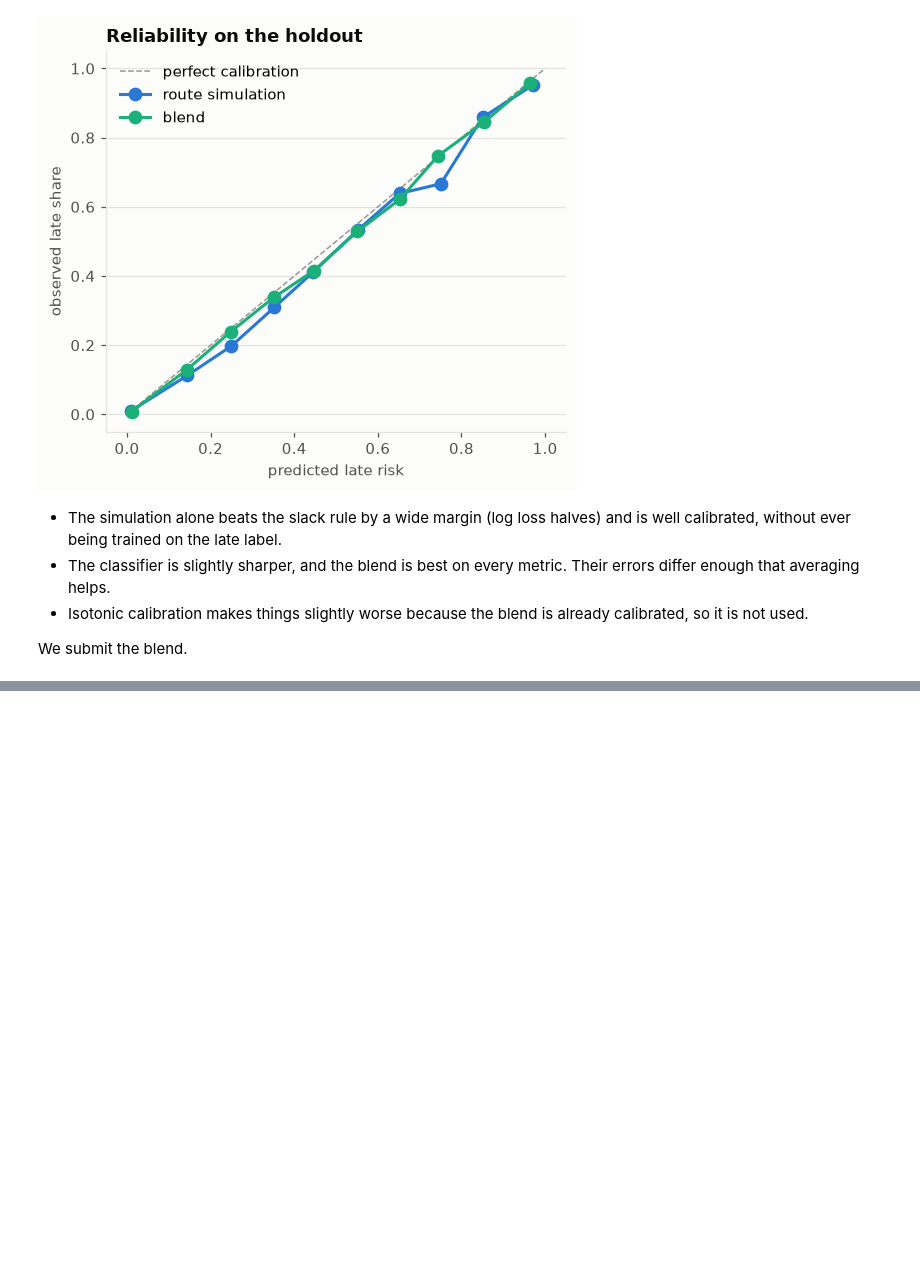
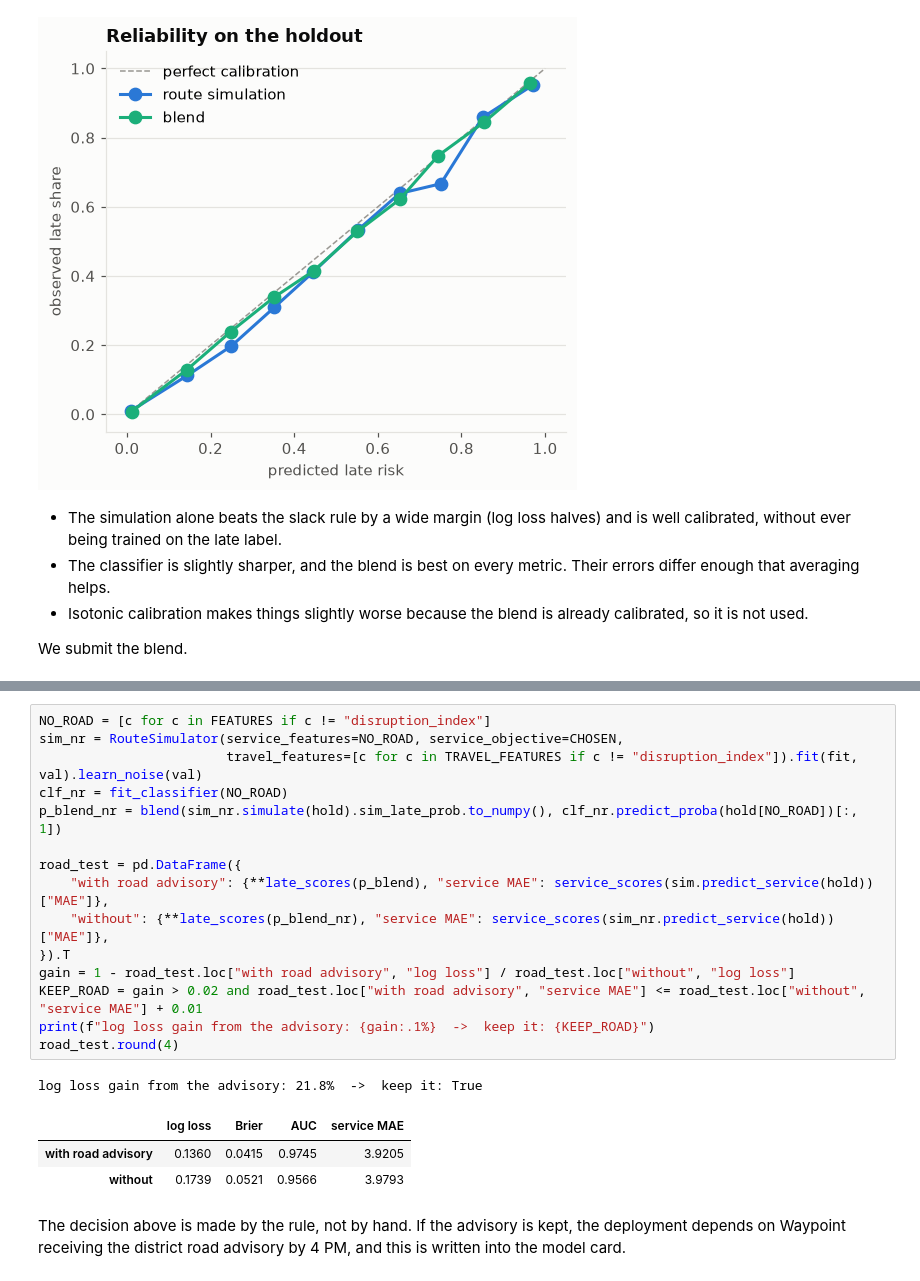
Before and after one commit to sameera-ekanayaka/Xora_Datathon, a Jupyter notebook: notebooks/05_task1_service_and_lateness.ipynb, the cells around one changed output, grey strips where cells are left out. Cells and saved outputs as stored; diff of their text form; blank space fills up the shorter version.

Commit message:
Test whether the road advisory earns its place

```diff
--- a/notebooks/05_task1_service_and_lateness.ipynb
+++ b/notebooks/05_task1_service_and_lateness.ipynb
@@ -289,0 +294,22 @@ We submit the blend.
+# %%
+NO_ROAD = [c for c in FEATURES if c != "disruption_index"]
+sim_nr = RouteSimulator(service_features=NO_ROAD, service_objective=CHOSEN,
+                        travel_features=[c for c in TRAVEL_FEATURES if c != "disruption_index"]).fit(fit, val).learn_noise(val)
+clf_nr = fit_classifier(NO_ROAD)
+p_blend_nr = blend(sim_nr.simulate(hold).sim_late_prob.to_numpy(), clf_nr.predict_proba(hold[NO_ROAD])[:, 1])
+
+road_test = pd.DataFrame({
+    "with road advisory": {**late_scores(p_blend), "service MAE": service_scores(sim.predict_service(hold))["MAE"]},
+    "without": {**late_scores(p_blend_nr), "service MAE": service_scores(sim_nr.predict_service(hold))["MAE"]},
+}).T
+gain = 1 - road_test.loc["with road advisory", "log loss"] / road_test.loc["without", "log loss"]
+KEEP_ROAD = gain > 0.02 and road_test.loc["with road advisory", "service MAE"] <= road_test.loc["without", "service MAE"] + 0.01
+print(f"log loss gain from the advisory: {gain:.1%}  ->  keep it: {KEEP_ROAD}")
+road_test.round(4)
+# %% [output]
+log loss gain from the advisory: 21.8%  ->  keep it: True
+|  | log loss | Brier | AUC | service MAE |
+| with road advisory | 0.1360 | 0.0415 | 0.9745 | 3.9205 |
+| without | 0.1739 | 0.0521 | 0.9566 | 3.9793 |
+# %% [markdown]
+The decision above is made by the rule, not by hand. If the advisory is kept, the deployment depends on Waypoint receiving the district road advisory by 4 PM, and this is written into the model card.
```
Also changed, not shown: parts of 1 cell of this notebook.
